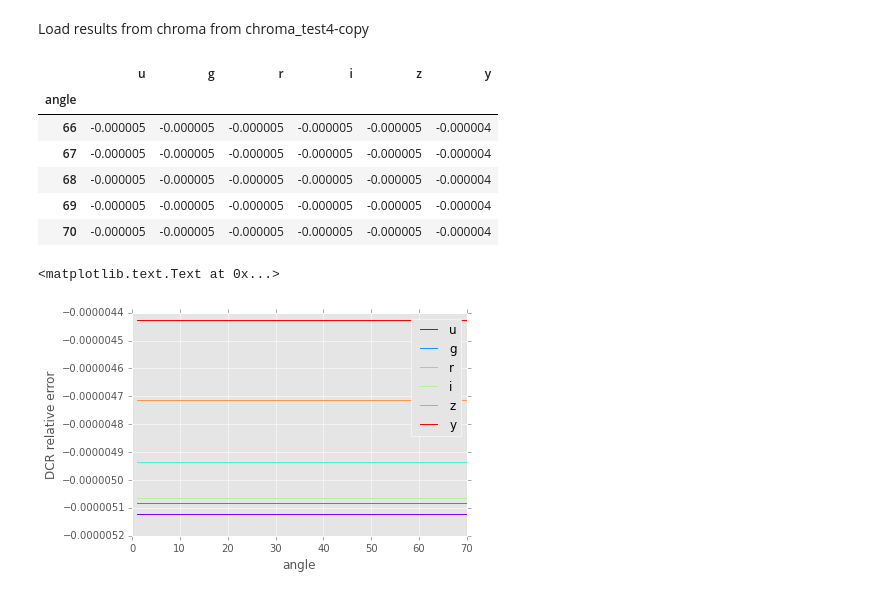
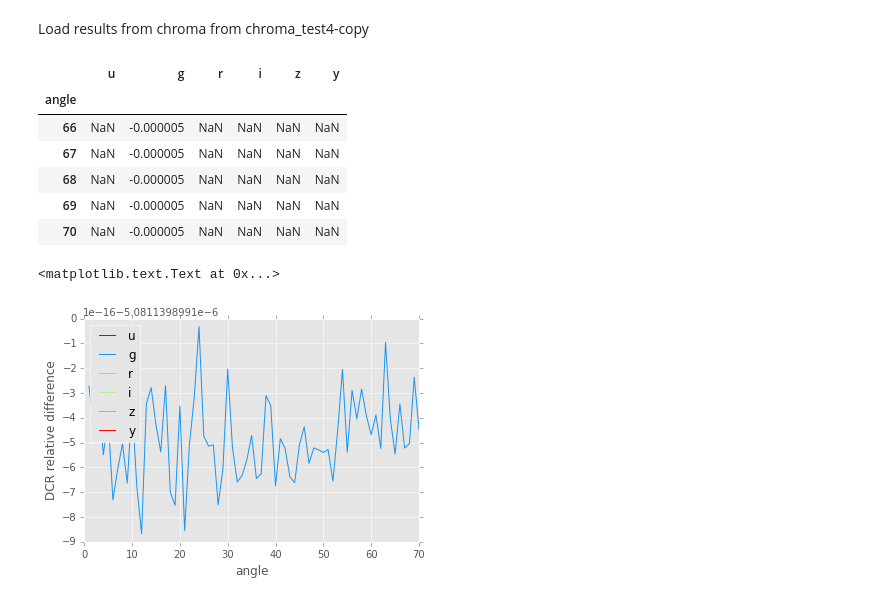
Before and after one commit to isullivan/LSST-DCR, a Jupyter notebook: code/notebooks/chroma_test5-Copy1.ipynb, the cells around one changed output. Cells and saved outputs as stored; diff of their text form; code cells hidden in the pictures.

```diff
--- a/code/notebooks/chroma_test5-Copy1.ipynb
+++ b/code/notebooks/chroma_test5-Copy1.ipynb
@@ -123,6 +125,11 @@ tmp_df.plot(x='zd', y='dg')
 [figure]
 # %%
 bps = bpDict.loadTotalBandpassesFromFiles()
+for bp in bps.keys():
+    bpobj = bps[bp]
+    bpobj.phi[bpobj.phi <= 1.e-4] = 0.
+    bpobj.phi[(bpobj.wavelen > bpobj.wavelen_max)] = 0.
+    bpobj.phi[(bpobj.wavelen < bpobj.wavelen_min)] = 0.
 
 angles = np.linspace(0,70,71)
 df = pd.DataFrame(pd.Series(angles)) #, index=pd.Series(angles))
@@ -170,14 +170,14 @@ sizeme(((df - df_chroma)/df_chroma).tail())
 # %% [output]
 |  | u | g | r | i | z | y |
 | angle |  |  |  |  |  |  |
-| 66 | -0.000005 | -0.000005 | -0.000005 | -0.000005 | -0.000005 | -0.000004 |
-| 67 | -0.000005 | -0.000005 | -0.000005 | -0.000005 | -0.000005 | -0.000004 |
-| 68 | -0.000005 | -0.000005 | -0.000005 | -0.000005 | -0.000005 | -0.000004 |
-| 69 | -0.000005 | -0.000005 | -0.000005 | -0.000005 | -0.000005 | -0.000004 |
-| 70 | -0.000005 | -0.000005 | -0.000005 | -0.000005 | -0.000005 | -0.000004 |
+| 66 | NaN | -0.000005 | NaN | NaN | NaN | NaN |
+| 67 | NaN | -0.000005 | NaN | NaN | NaN | NaN |
+| 68 | NaN | -0.000005 | NaN | NaN | NaN | NaN |
+| 69 | NaN | -0.000005 | NaN | NaN | NaN | NaN |
+| 70 | NaN | -0.000005 | NaN | NaN | NaN | NaN |
 # %%
 ax = ((df - df_chroma)/df_chroma).plot(colormap=cm.rainbow)
-ax.set_ylabel('DCR relative error')
+ax.set_ylabel('DCR relative difference')
 # %% [output]
 <matplotlib.text.Text at 0x...>
-[figure, old version]
+[figure, new version]
```
Also changed, not shown: parts of 5 cells of this notebook, 2 other files.
